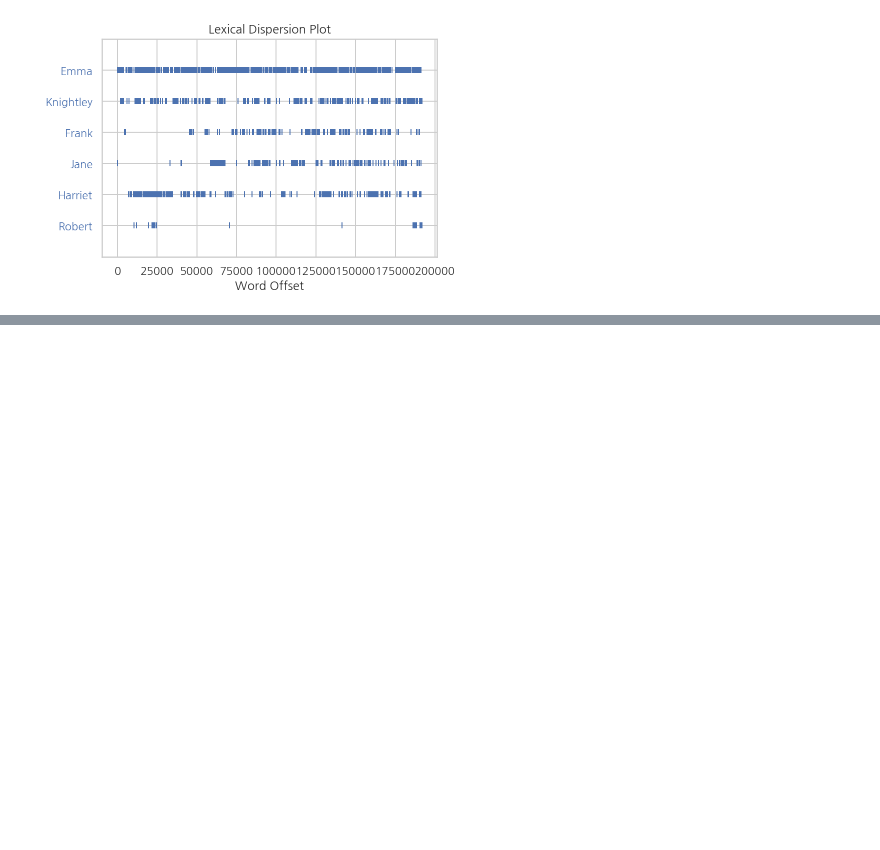
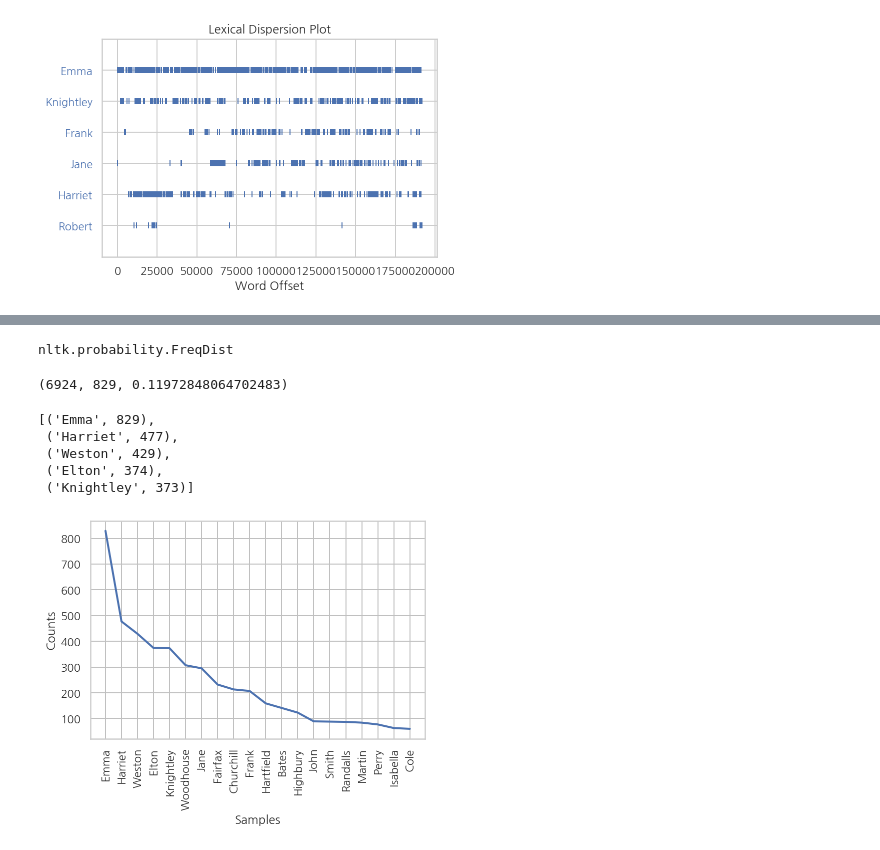
Before and after one commit to whguswls58/TIL, a Jupyter notebook: math/200518_math_17.ipynb, the cells around one changed output, grey strips where cells are left out. Saved outputs shown, nothing was run; the diff lists cells and outputs as text; code cells hidden in the pictures; blank space fills up the shorter version.

Commit message:
feat:practiced FreqDist Class

```diff
--- a/math/200518_math_17.ipynb
+++ b/math/200518_math_17.ipynb
@@ -256,0 +279,35 @@ etter thing . Invite him to dinner , Emma , and help him to the best of the fi
+# %%
+# 1. 클래스 생성
+fd = text.vocab()
+type(fd)
+# %% [output]
+nltk.probability.FreqDist
+# %%
+# 2. 토큰 리스트에서 생성
+# pos tag를 이용해서 emma를 토큰화
+
+from nltk import FreqDist
+
+stopwords = ["Mr.", "Mrs.", "Miss", "Mr", "Mrs", "Dear"]
+emma_tokens = pos_tag(word_tokenize(emma_raw))
+# 품사가 NNP = 고유 대명사, stopwords는 제외 -> 이름의 리스트 출력
+names_list = [t[0] for t in emma_tokens if t[1] == "NNP" and t[0] not in stopwords]
+fd_names = FreqDist(names_list)
+# %%
+fd_names.N(), fd_names["Emma"], fd_names.freq("Emma")
+# %% [output]
+(6924, 829, 0.11972848064702483)
+# %%
+fd_names.most_common(5)
+# %% [output]
+[('Emma', 829),
+ ('Harriet', 477),
+ ('Weston', 429),
+ ('Elton', 374),
+ ('Knightley', 373)]
+# %%
+plt.figure(facecolor="1.")
+fd_names.plot(20)
+plt.show()
+# %% [output]
+[figure, added]
```
Also changed, not shown: parts of 6 cells of this notebook.
